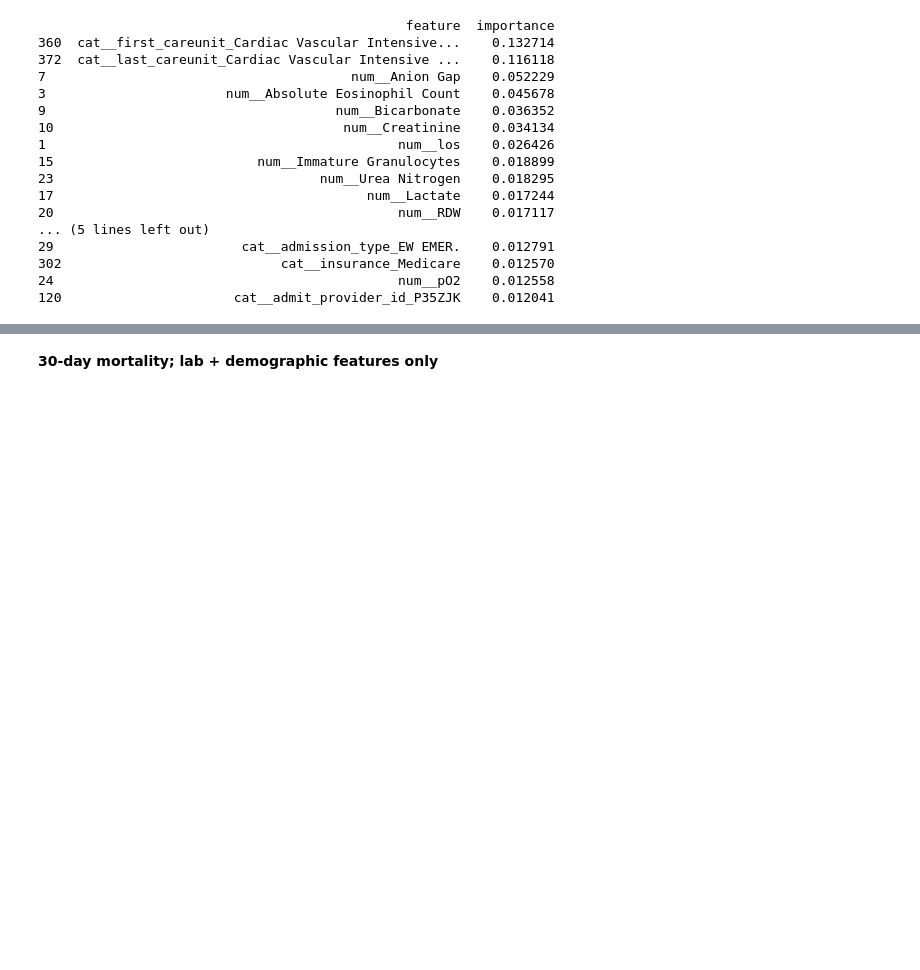
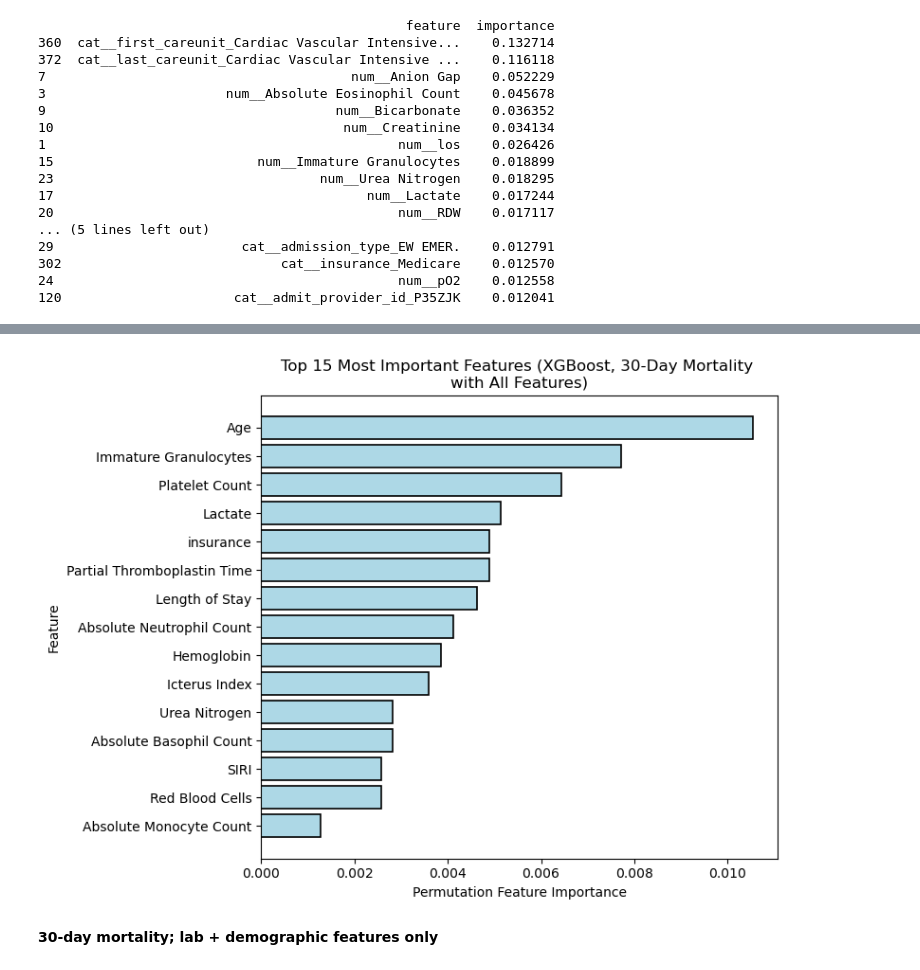
Before and after one commit to roshanparikh/codedependency, a Jupyter notebook: results.ipynb, the cells around one changed output, grey strips where cells are left out. Saved outputs shown, nothing was run; the diff lists cells and outputs as text; code cells hidden in the pictures; blank space fills up the shorter version.

```diff
--- a/results.ipynb
+++ b/results.ipynb
@@ -426,3 +426,16 @@ print(feat_imp_df.head(20))
 302                            cat__insurance_Medicare    0.012570
 24                                            num__pO2    0.012558
 120                      cat__admit_provider_id_P35ZJK    0.012041
+# %%
+# XGB had the best recall and f1 score (Permutation Importance)
+my_model = model_results_all_30['XGB']
+best_model= my_model['best_model']
+results = permutation_importance(best_model, X_test, y_test, n_repeats=10, random_state=42)
+
+xgb_importances = pd.DataFrame({
+    'feature': X_test.columns,
+    'importance_mean': results.importances_mean,
+    'importance_std': results.importances_std
+}).sort_values(by='importance_mean', ascending=False)
+
+print(xgb_importances)
@@ -429,3 +460,35 @@ print(feat_imp_df.head(20))
+# %%
+import matplotlib.pyplot as plt
+
+# Get top 15 features
+top_feats = xgb_importances.head(15).iloc[::-1]  # reversed for better display
+rename_map = {
+    'anchor_age': 'Age',
+    'los': 'Length of Stay',
+    'I': 'Icterus Index',
+    'PTT': 'Partial Thromboplastin Time',
+    'I': 'Insurance'
+}
+top_feats['feature'] = top_feats['feature'].replace(rename_map)
+
+plt.figure(figsize=(8, 6))
+plt.barh(
+    top_feats['feature'],
+    top_feats['importance_mean'],
+    color='lightblue',
+    edgecolor='black',
+    linewidth=1.2,
+    capsize=4
+)
+
+plt.xlabel('Permutation Feature Importance')
+plt.ylabel('Feature')
+plt.title('Top 15 Most Important Features (XGBoost, 30-Day Mortality \nwith All Features)')
+plt.tight_layout()
+plt.savefig('xgb_perm_imps.png')
+plt.show()
+# %% [output]
+[figure, added]
 # %% [markdown]
 **30-day mortality; lab + demographic features only**
 # %%
```
Also changed, not shown: parts of 6 cells of this notebook, 16 other files.
